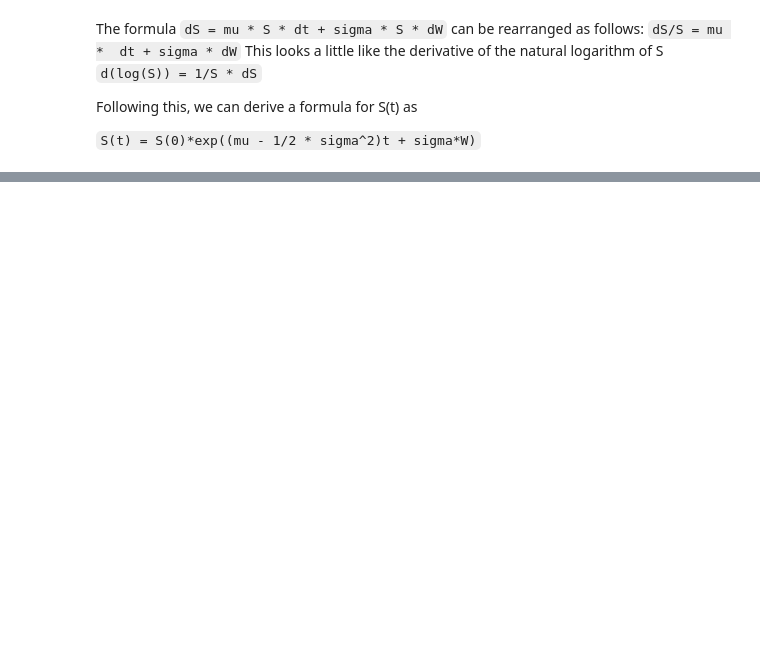
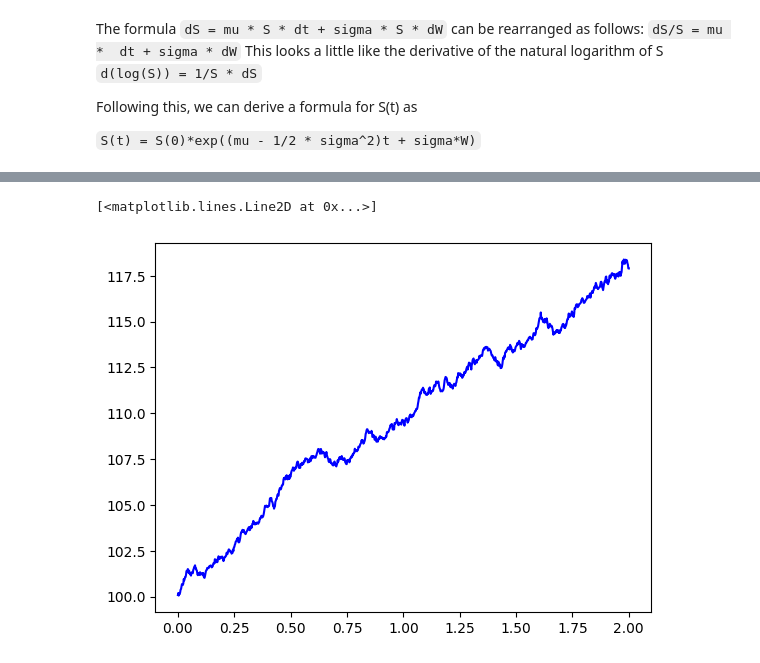
Before and after one commit to Tej780/QuantitativeFinance, a Jupyter notebook: notebooks/brownian.ipynb, the cells around one changed output, grey strips where cells are left out. Saved outputs shown, nothing was run; the diff lists cells and outputs as text; code cells hidden in the pictures; blank space fills up the shorter version.

```diff
--- a/notebooks/brownian.ipynb
+++ b/notebooks/brownian.ipynb
@@ -62,0 +69,5 @@ for I in range(10):
+# %%
+plt.plot(np.array(ts).mean(axis=0), np.array(Ss).mean(axis=0), "b")
+# %% [output]
+[<matplotlib.lines.Line2D at 0x...>]
+[figure, added]
```
Also changed, not shown: parts of 4 cells of this notebook, 2 other files.
